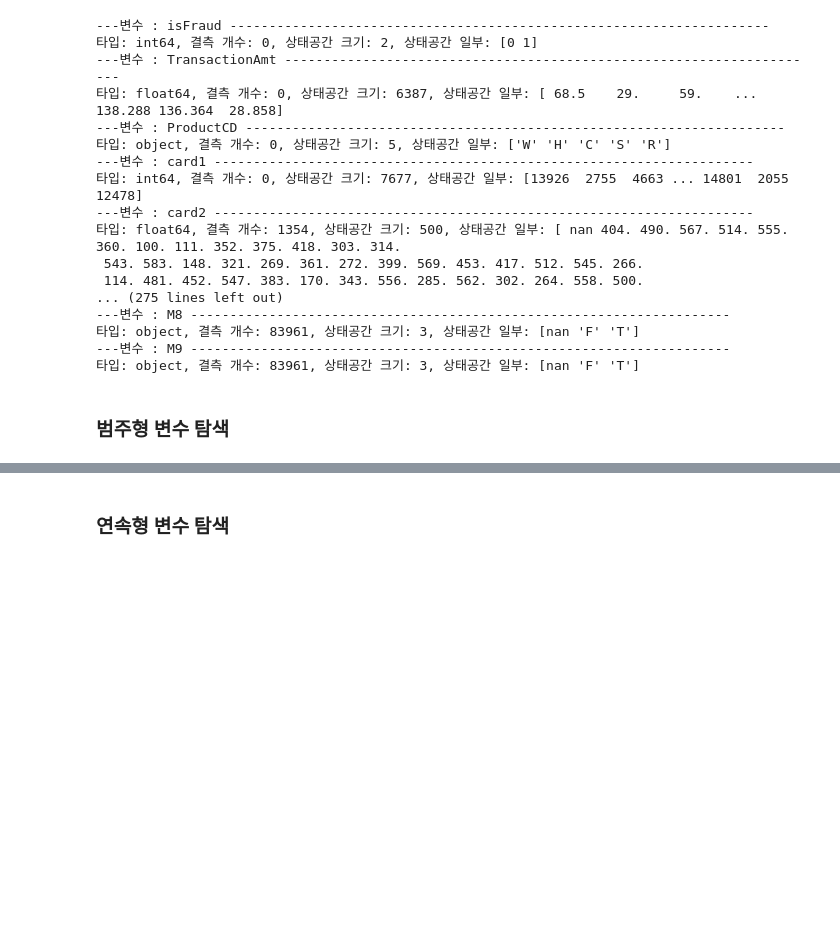
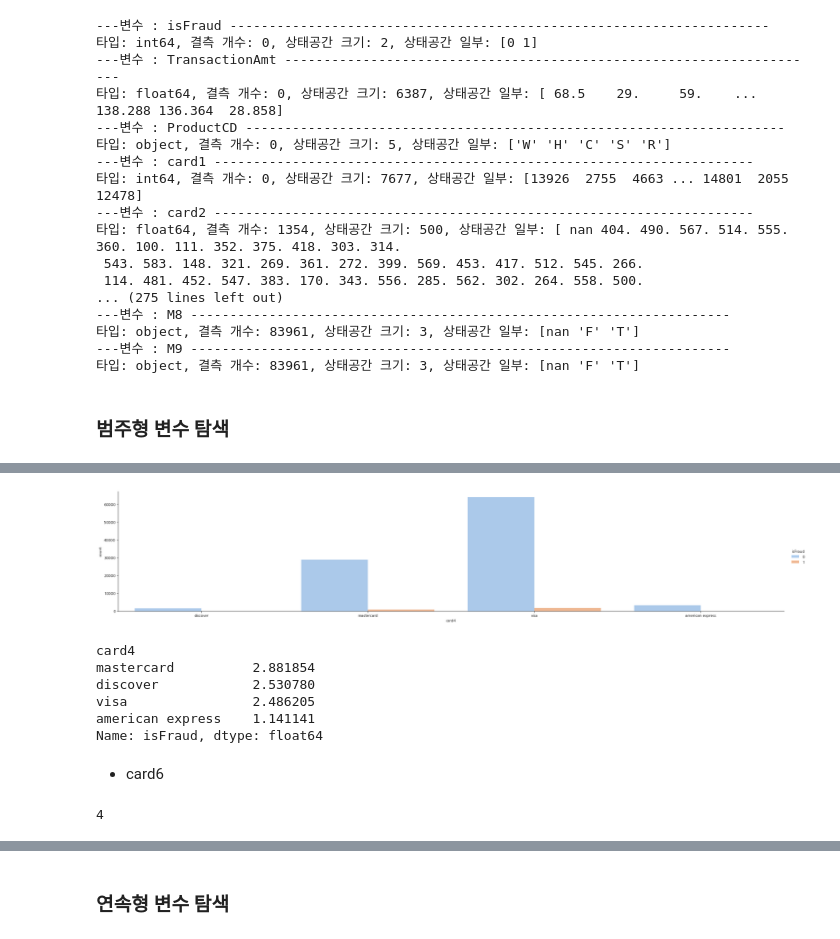
Before and after one commit to seonydg/ml-classification-IEEE-CIS-Fraud-Detection, a Jupyter notebook: IEEE-CIS Fraud Detection.ipynb, the cells around one changed output, grey strips where cells are left out. Cells and saved outputs as stored; diff of their text form; code cells hidden in the pictures; blank space fills up the shorter version.

```diff
--- a/IEEE-CIS Fraud Detection.ipynb
+++ b/IEEE-CIS Fraud Detection.ipynb
@@ -113,0 +153,20 @@ for col in df.columns:
+# %%
+sns.catplot(data=df, x='card4', hue='isFraud', kind='count', palette='pastel', aspect=5)
+plt.show()
+# %% [output]
+[figure, added]
+# %%
+df.groupby('card4')['isFraud'].mean().sort_values(ascending=False) * 100
+# %% [output]
+card4
+mastercard          2.881854
+discover            2.530780
+visa                2.486205
+american express    1.141141
+Name: isFraud, dtype: float64
+# %% [markdown]
+- card6
+# %%
+df['card6'].isnull().sum()
+# %% [output]
+4
```
Also changed, not shown: parts of 16 cells of this notebook.
